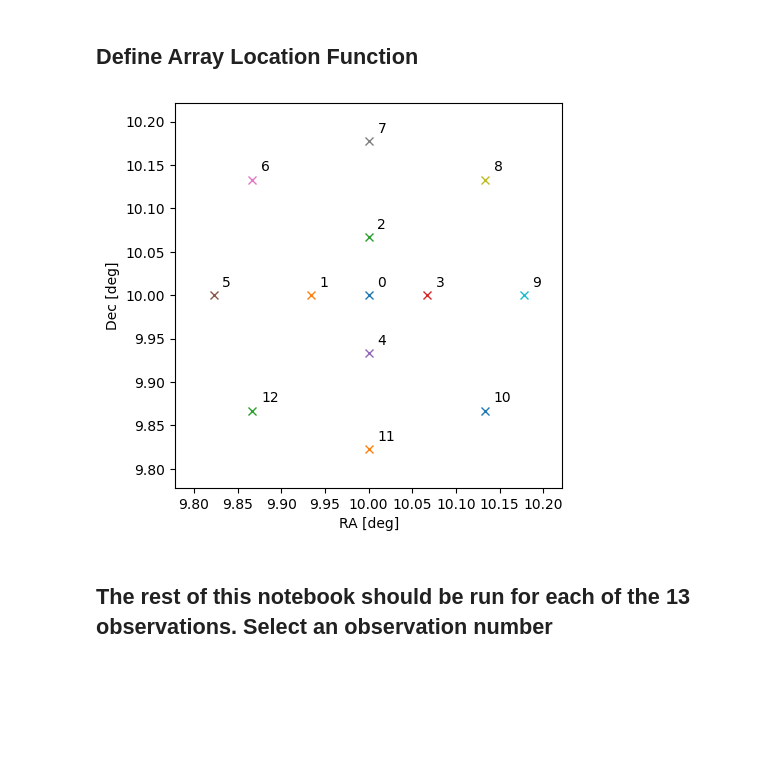
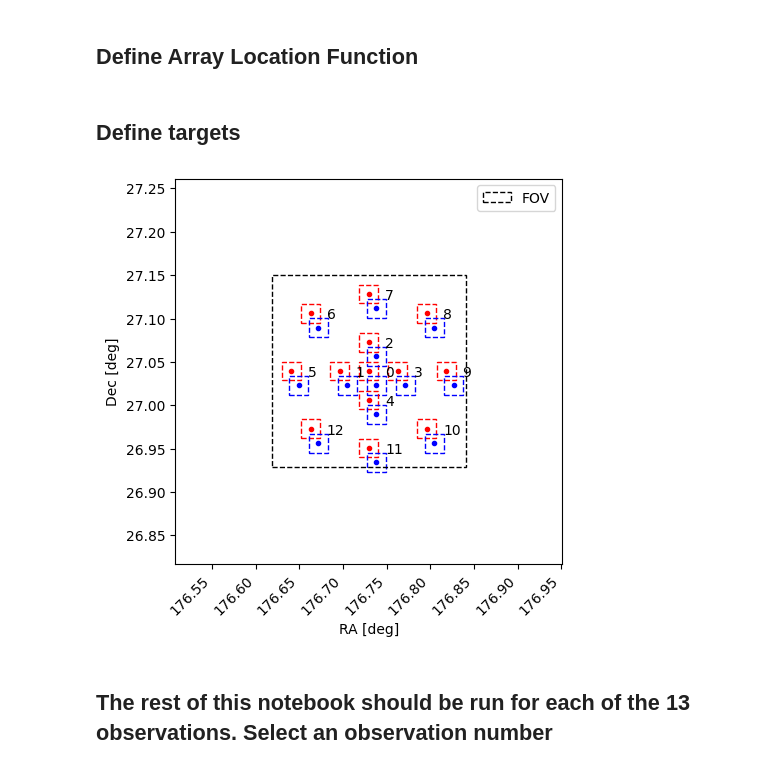
Before and after one commit to PandoraMission/Commissioning-Notebooks, a Jupyter notebook: 3.15/3.15_Pointing--VIS_PSF_Mapping.ipynb, the cells around one changed output. Cells and saved outputs as stored; diff of their text form; code cells hidden in the pictures; blank space fills up the shorter version.

Commit message:
updated 3.15 NB to current target and observing scheme

```diff
--- a/3.15/3.15_Pointing--VIS_PSF_Mapping.ipynb
+++ b/3.15/3.15_Pointing--VIS_PSF_Mapping.ipynb
@@ -92,3 +124,5 @@ def array_location(obsid_num, ra_home=10*u.degree, dec_home=10*u.degree):
     new_ra = location[0]
     new_dec = location[1]
     return (new_ra, new_dec)
+# %% [markdown]
+## Define targets
@@ -95,25 +133,71 @@ def array_location(obsid_num, ra_home=10*u.degree, dec_home=10*u.degree):
+# %%
+''' Finds target coordinates based on astropy '''
+### You can do this differently as long as you have DEC and RA
+### Pick one of the two targets to serve as the "primary." This places it at the center in observation 0.
+target = "G4017930742788615552" # center on hotter star
+
+# coordinates for hot "target" from GAIA database with more recent epoch (J2016) then SkyCoord pulls from name (J2000)
+c = SkyCoord(ra=176.729457161733, dec=27.0395369695943, unit='deg') # Hotter target
+c2 = SkyCoord(ra=176.738165333805, dec=27.0230083215405, unit='deg') # Cooler target
 # %%
 ''' Plot the array location pattern on the VISDA array '''
 ### This is for visualizing the pattern, only. (10,10)deg is a default central location. See function above.
 
 plt.figure(figsize=(5, 5))
 ax = plt.subplot()
 
 for i in range(num_observations):
-    loc = array_location(i) ### call the array_location() function above
-    ax.plot(loc[0].value,loc[1].value, 'x')
-    ax.annotate(str(i), (loc[0].value+0.01,loc[1].value+0.01))
+    # loc = array_location(i) ### call the array_location() function above
+    loc = array_location(i, ra_home=c.ra.deg * u.deg, dec_home=c.dec.deg * u.deg)
+    ax.plot(loc[0].value,loc[1].value, 'r.')
+    # ax.annotate(str(i), (loc[0].value+0.01,loc[1].value+0.01))
+
+    # Add the box
+    box_width = (50 * 0.78 * u.arcsec).to(u.degree).value * 2
+    box_height = box_width
+    box_left = loc[0].value - (50 * 0.78 * u.arcsec).to(u.degree).value
+    box_bottom = loc[1].value - (50 * 0.78 * u.arcsec).to(u.degree).value
+    rect = plt.Rectangle((box_left, box_bottom), box_width, box_height,
+                        fill=False, edgecolor='red', linestyle='--')
+    ax.add_patch(rect)
+
+    loc2 = array_location(i, ra_home=c2.ra.deg * u.deg, dec_home=c2.dec.deg * u.deg)
+    ax.plot(loc2[0].value,loc2[1].value, 'b.')
+    ax.annotate(str(i), (loc2[0].value+0.01,loc2[1].value+0.01))
+
+    # Add the box
+    box_width = (50 * 0.78 * u.arcsec).to(u.degree).value * 2
+    box_height = box_width
+    box_left = loc2[0].value - (50 * 0.78 * u.arcsec).to(u.degree).value
+    box_bottom = loc2[1].value - (50 * 0.78 * u.arcsec).to(u.degree).value
+    rect = plt.Rectangle((box_left, box_bottom), box_width, box_height,
+                        fill=False, edgecolor='blue', linestyle='--')
+    ax.add_patch(rect)
+
+# Add the box
+box_width = (512 * 0.78 * u.arcsec).to(u.degree).value * 2
+box_height = box_width
+box_left = c.ra.deg - (512 * 0.78 * u.arcsec).to(u.degree).value
+box_bottom = c.dec.deg - (512 * 0.78 * u.arcsec).to(u.degree).value
+
+rect = plt.Rectangle((box_left, box_bottom), box_width, box_height,
+                     fill=False, edgecolor='black', linestyle='--', label='FOV')
+ax.add_patch(rect)
 
 plt.xlabel('RA [deg]')
 plt.ylabel('Dec [deg]')
 
 VIS_shape_deg = VIS_ra_shape.to(u.degree) ### set plot limits to the shape of VISDA
-plt.xlim(10-(VIS_shape_deg.value/2), 10+(VIS_shape_deg.value/2))
-plt.ylim(10-(VIS_shape_deg.value/2), 10+(VIS_shape_deg.value/2))
+plt.xlim(c.ra.deg - (1024*.78*u.arcsec).to(u.degree).value, c.ra.deg + (1024*.78*u.arcsec).to(u.degree).value)
+plt.ylim(c.dec.deg - (1024*.78*u.arcsec).to(u.degree).value, c.dec.deg + (1024*.78*u.arcsec).to(u.degree).value)
 
+
+# Rotate x-axis labels by 45 degrees
+plt.xticks(rotation=45, ha='right')
+ax.legend()
 plt.show()
 # %% [output]
-[figure, old version]
+[figure, new version]
 # %% [markdown]
 ## The rest of this notebook should be run for each of the 13 observations. Select an observation number
 # %% [markdown]
```
Also changed, not shown: parts of 17 cells of this notebook, 12 other files.
